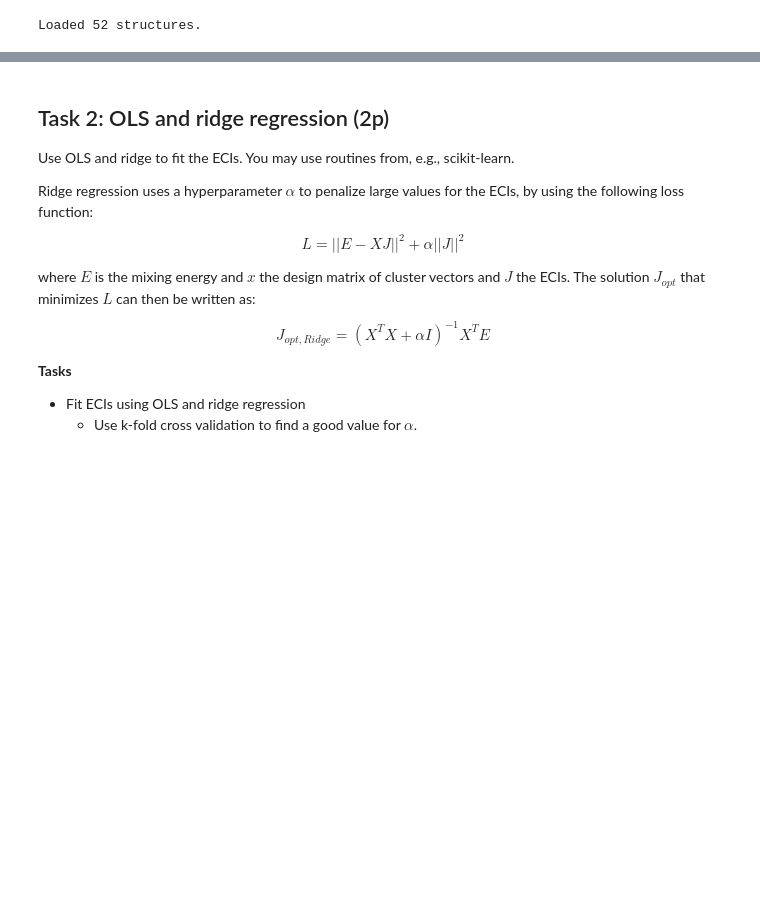
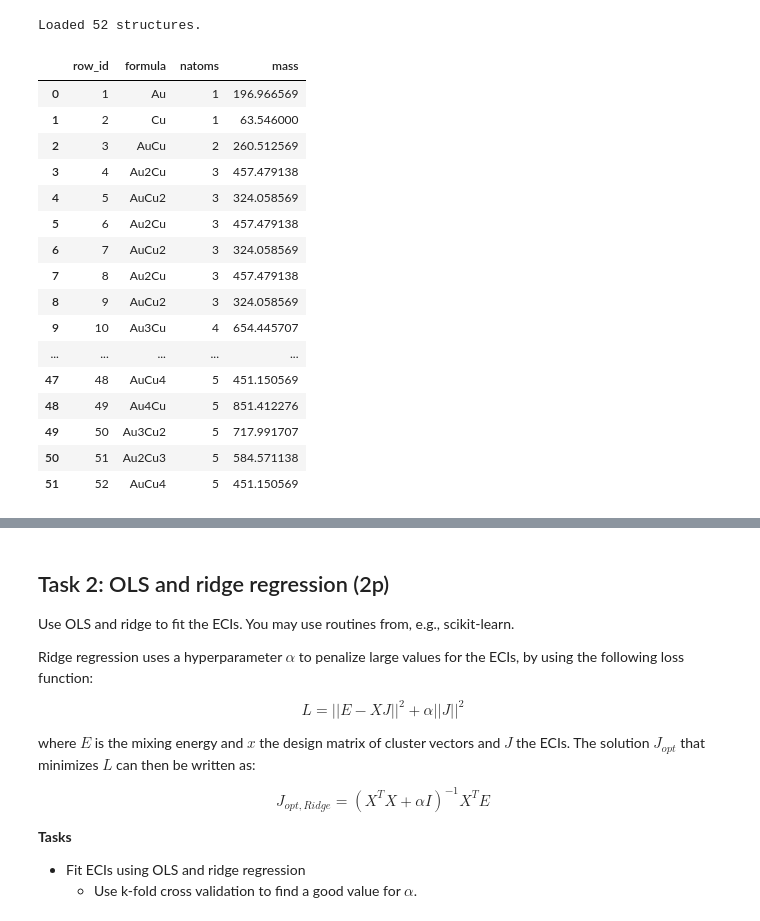
Before and after one commit to j-haralds/Advanced_sim, a Jupyter notebook: project_2a_shared/jonatan_project_2a.ipynb, the cells around one changed output, grey strips where cells are left out. Cells and saved outputs as stored; diff of their text form; code cells hidden in the pictures; blank space fills up the shorter version.

```diff
--- a/project_2a_shared/jonatan_project_2a.ipynb
+++ b/project_2a_shared/jonatan_project_2a.ipynb
@@ -182,6 +193,28 @@ for row in db.select():
 
 mixing_energies = np.asarray(mixing_energies)
 
+df_meta = pd.DataFrame(metadata)
+
 print(f'Loaded {len(structures)} structures.')
 # %% [output]
 Loaded 52 structures.
+# %%
+display((df_meta))
+# %% [output]
+|  | row_id | formula | natoms | mass |
+| 0 | 1 | Au | 1 | 196.966569 |
+| 1 | 2 | Cu | 1 | 63.546000 |
+| 2 | 3 | AuCu | 2 | 260.512569 |
+| 3 | 4 | Au2Cu | 3 | 457.479138 |
+| 4 | 5 | AuCu2 | 3 | 324.058569 |
+| 5 | 6 | Au2Cu | 3 | 457.479138 |
+| 6 | 7 | AuCu2 | 3 | 324.058569 |
+| 7 | 8 | Au2Cu | 3 | 457.479138 |
+| 8 | 9 | AuCu2 | 3 | 324.058569 |
+| 9 | 10 | Au3Cu | 4 | 654.445707 |
+| ... | ... | ... | ... | ... |
+| 47 | 48 | AuCu4 | 5 | 451.150569 |
+| 48 | 49 | Au4Cu | 5 | 851.412276 |
+| 49 | 50 | Au3Cu2 | 5 | 717.991707 |
+| 50 | 51 | Au2Cu3 | 5 | 584.571138 |
+| 51 | 52 | AuCu4 | 5 | 451.150569 |
```
Also changed, not shown: parts of 6 cells of this notebook.
